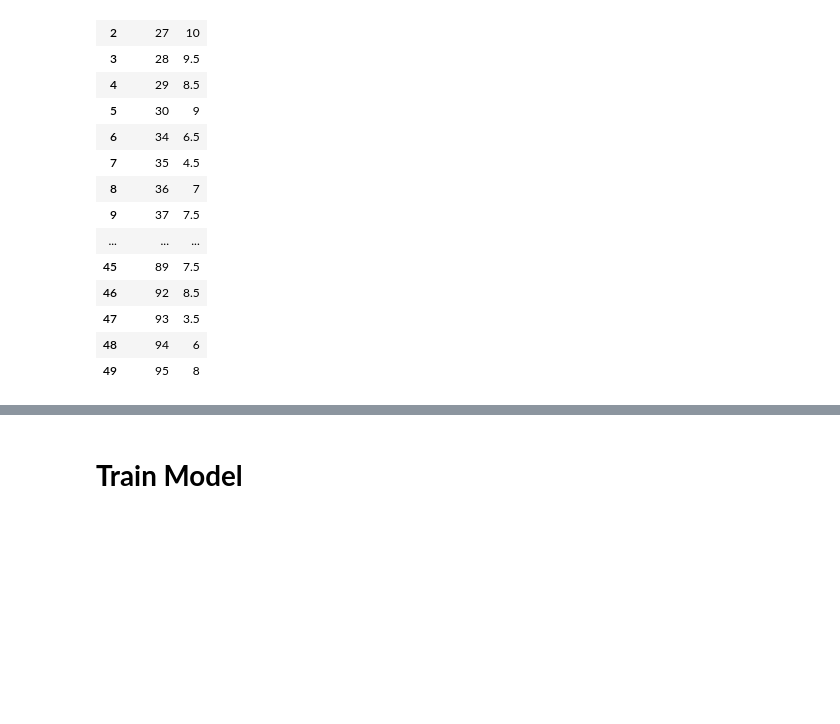
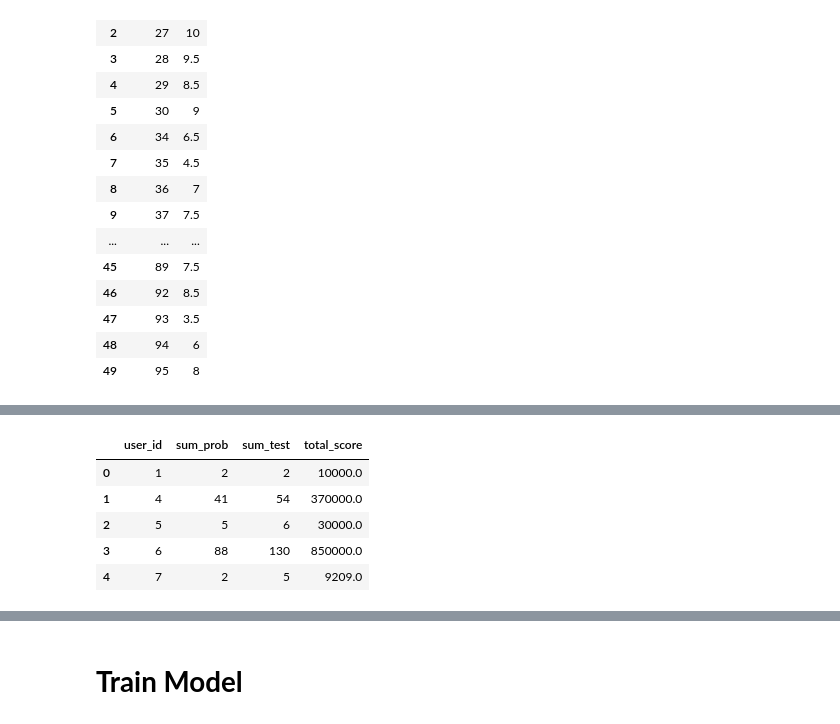
Before and after one commit to hoangquan1105/CS114.L21, a Jupyter notebook: scoreprediction.ipynb, the cells around one changed output, grey strips where cells are left out. Saved outputs shown, nothing was run; the diff lists cells and outputs as text; code cells hidden in the pictures; blank space fills up the shorter version.

```diff
--- a/scoreprediction.ipynb
+++ b/scoreprediction.ipynb
@@ -76,3 +155,13 @@ new_data.head()
+# %%
+new_data['total_score']=pd.DataFrame(cur.execute('SELECT SUM(pre_score) FROM wecode WHERE is_final = 1 GROUP BY user_id'))
+new_data.head()
+# %% [output]
+|  | user_id | sum_prob | sum_test | total_score |
+| 0 | 1 | 2 | 2 | 10000.0 |
+| 1 | 4 | 41 | 54 | 370000.0 |
+| 2 | 5 | 5 | 6 | 30000.0 |
+| 3 | 6 | 88 | 130 | 850000.0 |
+| 4 | 7 | 2 | 5 | 9209.0 |
 # %%
 #1 Tổng số problem đã solved (is_final = 1 && pre_score=10000) / Tổng số problem có submit
 new_data['prob_solved/prob_submit']=pd.DataFrame(cur.execute('SELECT AVG(sum_problem) FROM (SELECT user_id, is_final, pre_score, COUNT(DISTINCT problem_id) AS sum_problem FROM wecode GROUP BY user_id) WHERE (is_final = 1 AND pre_score=10000) GROUP BY user_id'))
```
Also changed, not shown: parts of 14 cells of this notebook.
